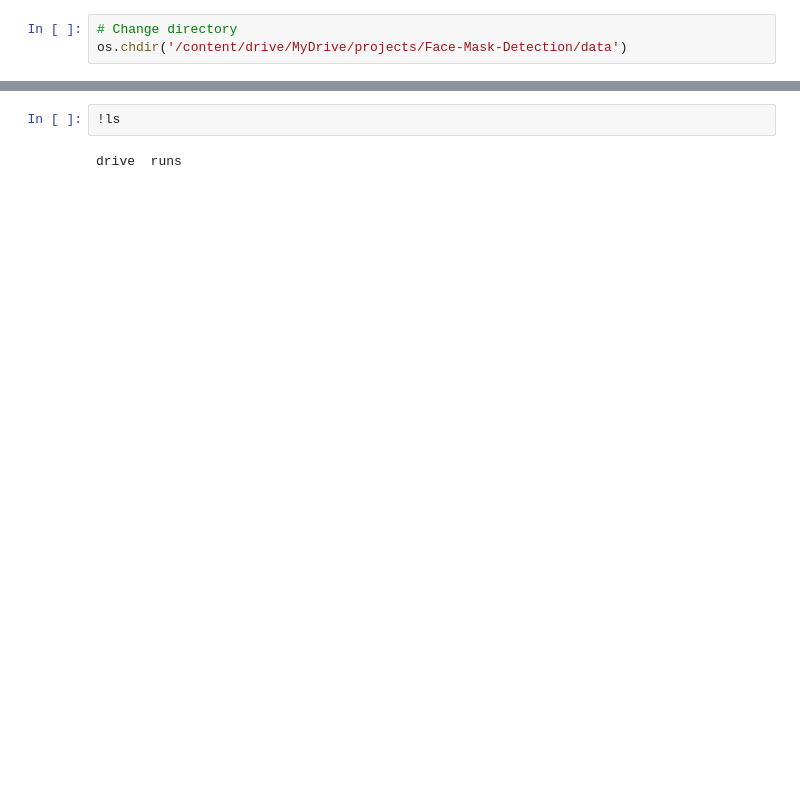
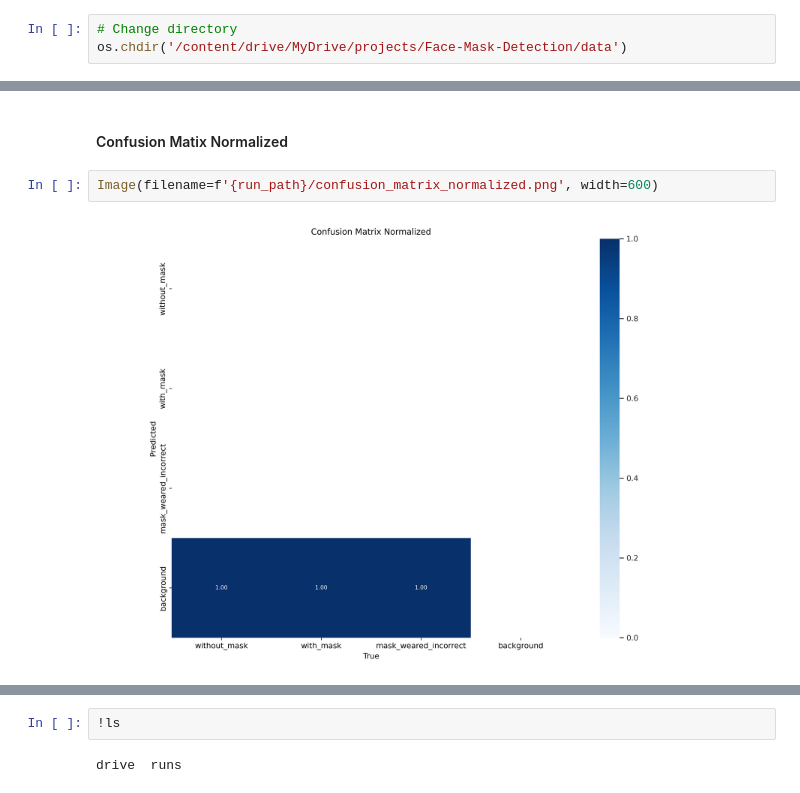
Before and after one commit to gabriel-ferreira-life/Face-Mask-Detection, a Jupyter notebook: model_training/model_training.ipynb, the cells around one changed output, grey strips where cells are left out. Cells and saved outputs as stored; diff of their text form; blank space fills up the shorter version.

```diff
--- a/model_training/model_training.ipynb
+++ b/model_training/model_training.ipynb
@@ -34,0 +77,6 @@ os.chdir('/content/drive/MyDrive/projects/Face-Mask-Detection/data')
+# %% [markdown]
+#### Confusion Matix Normalized
+# %%
+Image(filename=f'{run_path}/confusion_matrix_normalized.png', width=600)
+# %% [output]
+[figure, added]
```
Also changed, not shown: parts of 35 cells of this notebook.
